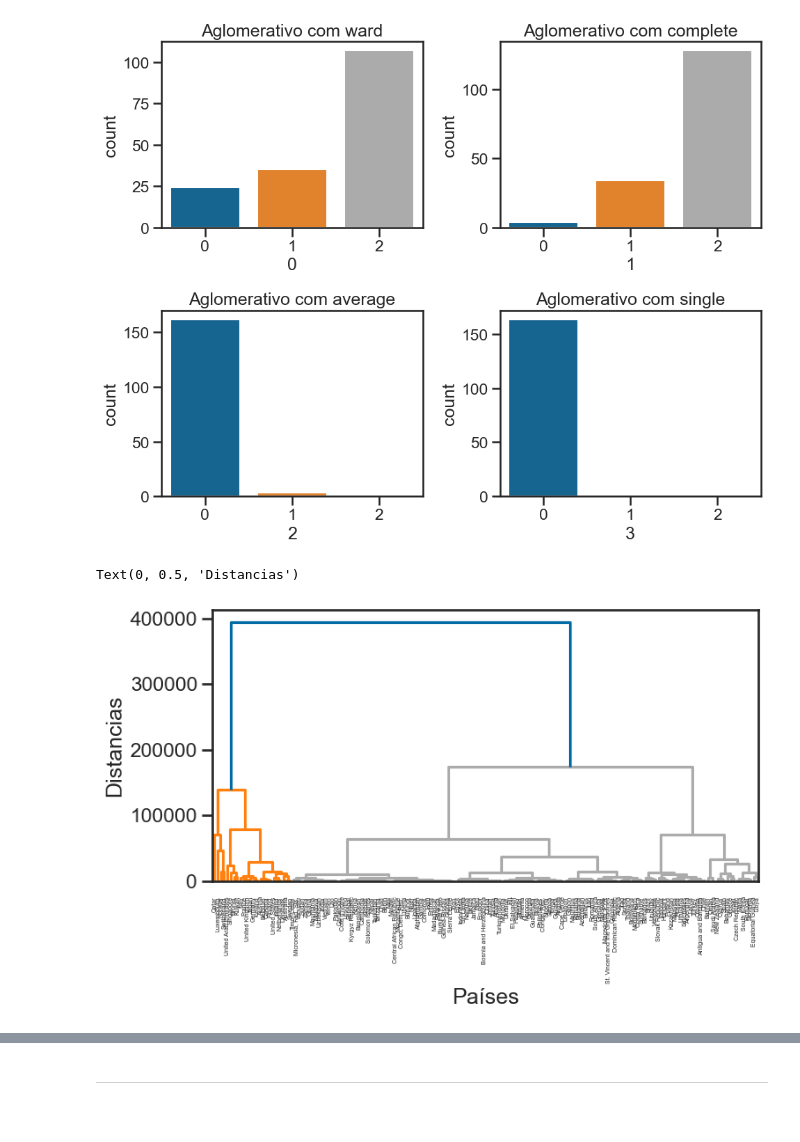
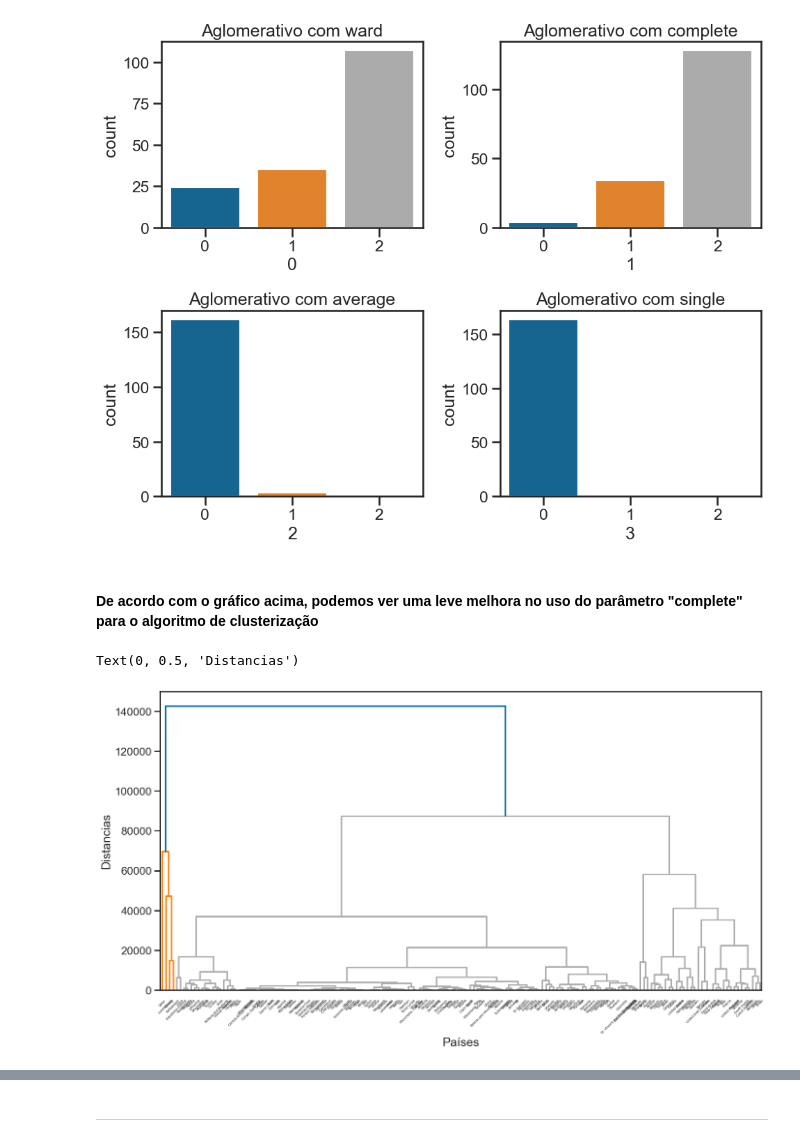
Before and after one commit to claudiopickersgill/country-data, a Jupyter notebook: 2-models/1-dados-originais.ipynb, the cells around one changed output, grey strips where cells are left out. Cells and saved outputs as stored; diff of their text form; code cells hidden in the pictures; blank space fills up the shorter version.

```diff
--- a/2-models/1-dados-originais.ipynb
+++ b/2-models/1-dados-originais.ipynb
@@ -100,17 +120,19 @@ plt.tight_layout()
 plt.show()
 # %% [output]
 [figure]
+# %% [markdown]
+#### De acordo com o gráfico acima, podemos ver uma leve melhora no uso do parâmetro "complete" para o algoritmo de clusterização
 # %%
 plt.style.use('tableau-colorblind10')
 sns.set_style('ticks')
 sns.set_context('talk')
-fig, ax = plt.subplots(1, 1, figsize=(8, 4))
+fig, ax = plt.subplots(1, 1, figsize=(16, 8))
 
-linkage = sch.linkage(country, method="ward")
-dendrogram = sch.dendrogram(linkage, labels=country.index, leaf_rotation=90)
+linkage = sch.linkage(country, method="complete")
+dendrogram = sch.dendrogram(linkage, labels=country.index, leaf_rotation=45)
 
 ax.set_xlabel('Países')
 ax.set_ylabel('Distancias')
 # %% [output]
 Text(0, 0.5, 'Distancias')
-[figure, old version]
+[figure, new version]
```
Also changed, not shown: parts of 21 cells of this notebook, 4 other files.
